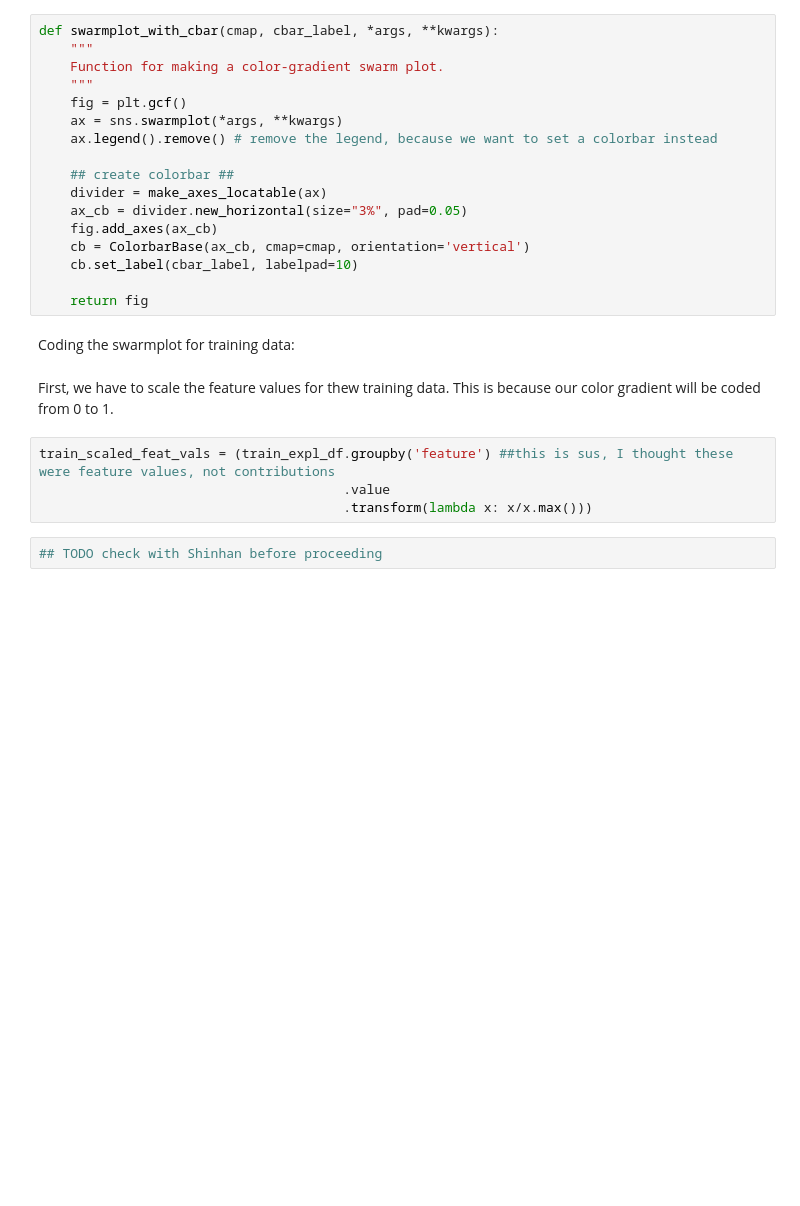
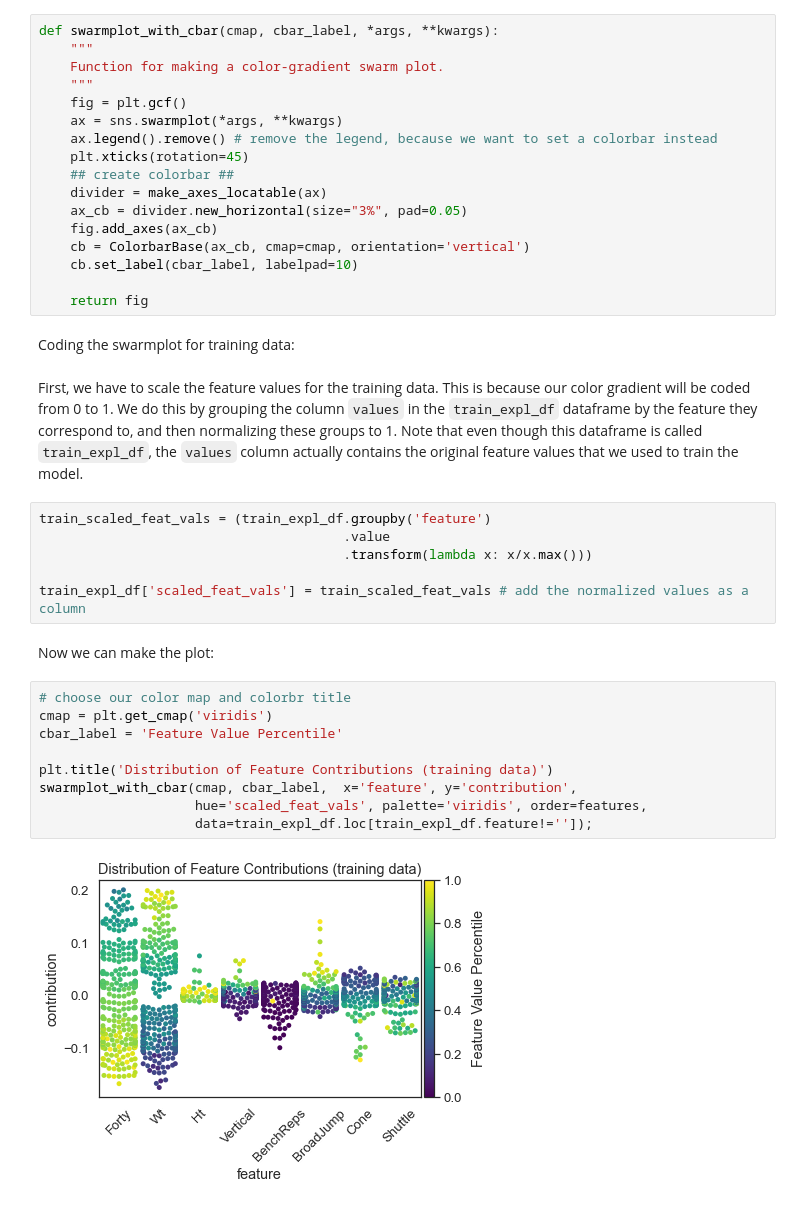
Before and after one commit to serenalotreck/tutorials, a Jupyter notebook: Interpretable_ML/InterpretabilityTutorial_AdaptedVersion.ipynb, the cells around one changed output. Cells and saved outputs as stored; diff of their text form; blank space fills up the shorter version.

Commit message:
Add plots at the end of independent feature contribution section

```diff
--- a/Interpretable_ML/InterpretabilityTutorial_AdaptedVersion.ipynb
+++ b/Interpretable_ML/InterpretabilityTutorial_AdaptedVersion.ipynb
@@ -859,7 +862,7 @@ def swarmplot_with_cbar(cmap, cbar_label, *args, **kwargs):
     fig = plt.gcf()
     ax = sns.swarmplot(*args, **kwargs)
     ax.legend().remove() # remove the legend, because we want to set a colorbar instead
-
+    plt.xticks(rotation=45)
     ## create colorbar ##
     divider = make_axes_locatable(ax)
     ax_cb = divider.new_horizontal(size="3%", pad=0.05)
@@ -871,10 +874,23 @@ def swarmplot_with_cbar(cmap, cbar_label, *args, **kwargs):
 # %% [markdown]
 Coding the swarmplot for training data:
 # %% [markdown]
-First, we have to scale the feature values for thew training data. This is because our color gradient will be coded from 0 to 1.
+First, we have to scale the feature values for the training data. This is because our color gradient will be coded from 0 to 1. We do this by grouping the column `values` in the `train_expl_df` dataframe by the feature they correspond to, and then normalizing these groups to 1. Note that even though this dataframe is called `train_expl_df`, the `values` column actually contains the original feature values that we used to train the model.
 # %%
-train_scaled_feat_vals = (train_expl_df.groupby('feature') ##this is sus, I thought these were feature values, not contributions
+train_scaled_feat_vals = (train_expl_df.groupby('feature')
                                        .value
                                        .transform(lambda x: x/x.max()))
+
+train_expl_df['scaled_feat_vals'] = train_scaled_feat_vals # add the normalized values as a column
-# %%
-## TODO check with Shinhan before proceeding
+# %% [markdown]
+Now we can make the plot:
+# %%
+# choose our color map and colorbr title
+cmap = plt.get_cmap('viridis')
+cbar_label = 'Feature Value Percentile'
+
+plt.title('Distribution of Feature Contributions (training data)')
+swarmplot_with_cbar(cmap, cbar_label,  x='feature', y='contribution',
+                    hue='scaled_feat_vals', palette='viridis', order=features,
+                    data=train_expl_df.loc[train_expl_df.feature!='']);
+# %% [output]
+[figure, added]
```
Also changed, not shown: parts of 24 cells of this notebook, 1 other file.
